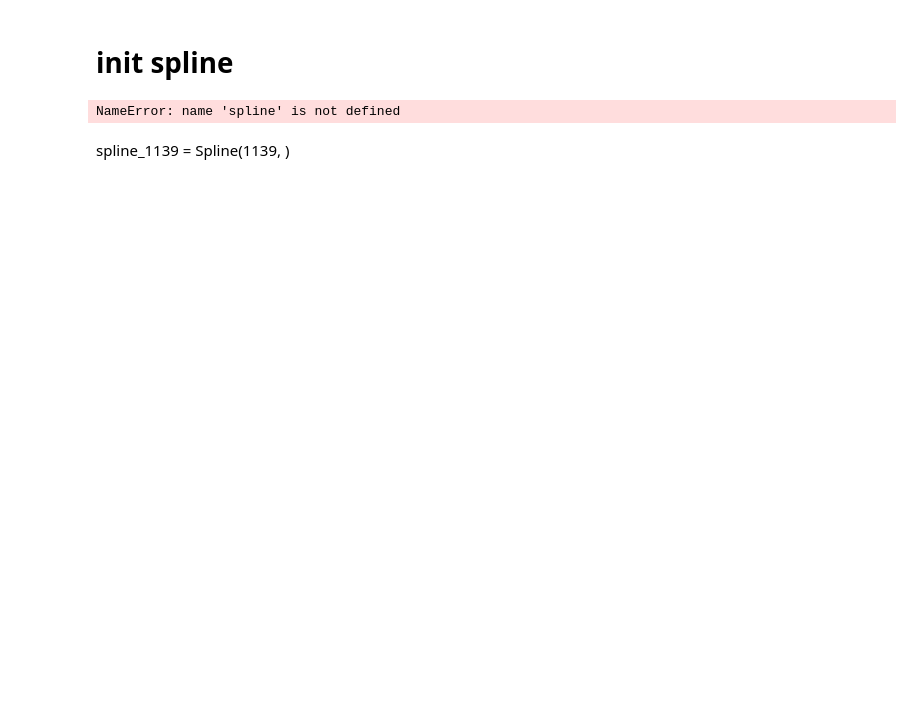
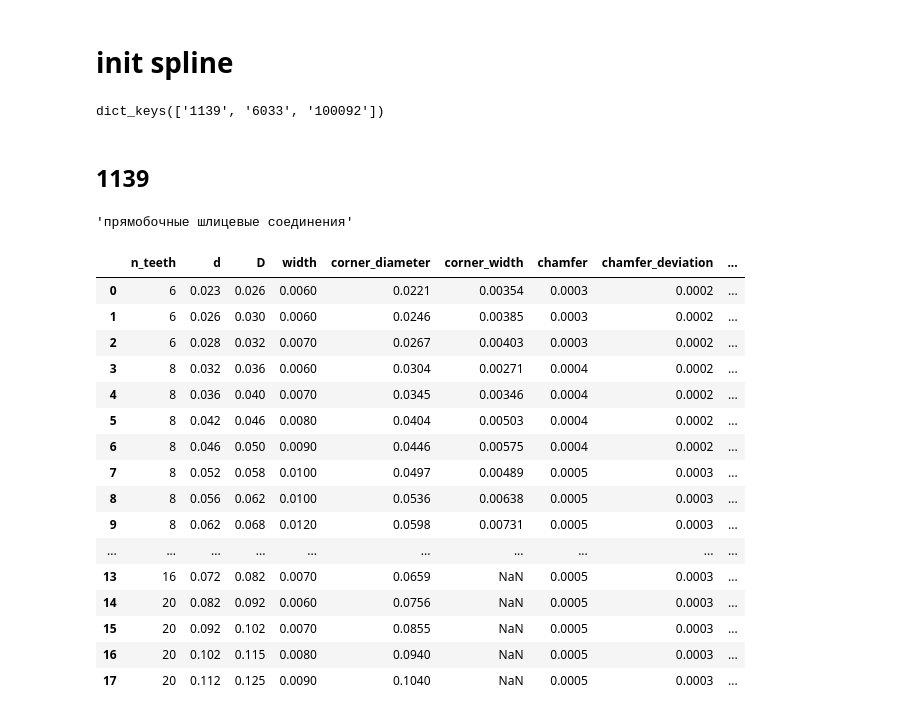
Before and after one commit to ParkhomenkoDV/spline, a Jupyter notebook: tutorial/spline.ipynb, the cells around one changed output. Saved outputs shown, nothing was run; the diff lists cells and outputs as text; code cells hidden in the pictures; blank space fills up the shorter version.

```diff
--- a/tutorial/spline.ipynb
+++ b/tutorial/spline.ipynb
@@ -36,6 +39,30 @@ from spline
-# %%
-spline.gost_1139
-# %% [output]
-NameError: name 'spline' is not defined
-# %% [markdown]
-spline_1139 = Spline(1139, )
+# %%
+STANDARDS.keys()
+# %% [output]
+dict_keys(['1139', '6033', '100092'])
+# %% [markdown]
+## 1139
+# %%
+STANDARDS['1139']['description']
+# %% [output]
+'прямобочные шлицевые соединения'
+# %%
+STANDARDS['1139']['standard']
+# %% [output]
+|  | n_teeth | d | D | width | corner_diameter | corner_width | chamfer | chamfer_deviation | ... |
+| 0 | 6 | 0.023 | 0.026 | 0.0060 | 0.0221 | 0.00354 | 0.0003 | 0.0002 | ... |
+| 1 | 6 | 0.026 | 0.030 | 0.0060 | 0.0246 | 0.00385 | 0.0003 | 0.0002 | ... |
+| 2 | 6 | 0.028 | 0.032 | 0.0070 | 0.0267 | 0.00403 | 0.0003 | 0.0002 | ... |
+| 3 | 8 | 0.032 | 0.036 | 0.0060 | 0.0304 | 0.00271 | 0.0004 | 0.0002 | ... |
+| 4 | 8 | 0.036 | 0.040 | 0.0070 | 0.0345 | 0.00346 | 0.0004 | 0.0002 | ... |
+| 5 | 8 | 0.042 | 0.046 | 0.0080 | 0.0404 | 0.00503 | 0.0004 | 0.0002 | ... |
+| 6 | 8 | 0.046 | 0.050 | 0.0090 | 0.0446 | 0.00575 | 0.0004 | 0.0002 | ... |
+| 7 | 8 | 0.052 | 0.058 | 0.0100 | 0.0497 | 0.00489 | 0.0005 | 0.0003 | ... |
+| 8 | 8 | 0.056 | 0.062 | 0.0100 | 0.0536 | 0.00638 | 0.0005 | 0.0003 | ... |
+| 9 | 8 | 0.062 | 0.068 | 0.0120 | 0.0598 | 0.00731 | 0.0005 | 0.0003 | ... |
+| ... | ... | ... | ... | ... | ... | ... | ... | ... | ... |
+| 13 | 16 | 0.072 | 0.082 | 0.0070 | 0.0659 | NaN | 0.0005 | 0.0003 | ... |
+| 14 | 20 | 0.082 | 0.092 | 0.0060 | 0.0756 | NaN | 0.0005 | 0.0003 | ... |
+| 15 | 20 | 0.092 | 0.102 | 0.0070 | 0.0855 | NaN | 0.0005 | 0.0003 | ... |
+| 16 | 20 | 0.102 | 0.115 | 0.0080 | 0.0940 | NaN | 0.0005 | 0.0003 | ... |
+| 17 | 20 | 0.112 | 0.125 | 0.0090 | 0.1040 | NaN | 0.0005 | 0.0003 | ... |
```
Also changed, not shown: parts of 13 cells of this notebook, 1 other file.
